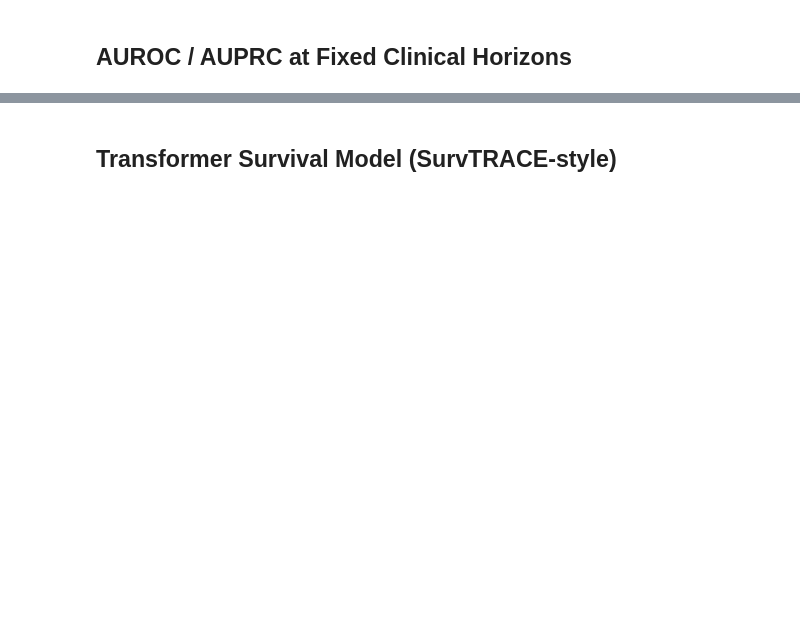
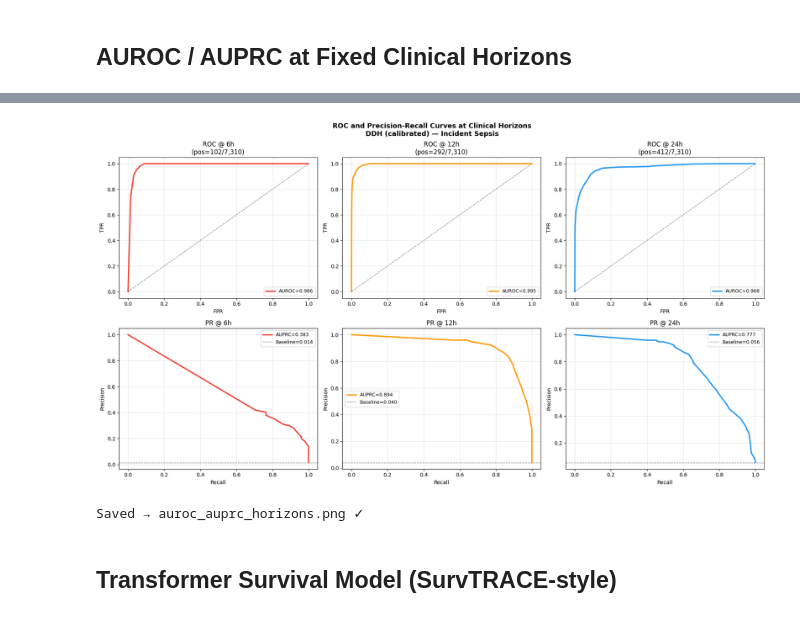
Before and after one commit to hamdikhasawneh/AI-sepsis, a Jupyter notebook: notebooks/03b_survival_modeling12.ipynb, the cells around one changed output, grey strips where cells are left out. Saved outputs shown, nothing was run; the diff lists cells and outputs as text; code cells hidden in the pictures; blank space fills up the shorter version.

```diff
--- a/notebooks/03b_survival_modeling12.ipynb
+++ b/notebooks/03b_survival_modeling12.ipynb
@@ -3642,33 +3894,27 @@ def horizon_metrics(surv, durations, events, cuts, horizons):
 # %%
-# ── Compute horizon metrics for all models ────────────────────
-# DeepSurv survival needs interpolating onto time_cuts grid first
-
+# ── Interpolate DeepSurv survival onto time_cuts grid ─────────
 def deepsurv_to_bins(surv_df, cuts):
-    """
-    Interpolate DeepSurv continuous survival function
-    onto the discrete time_cuts grid used by DDH.
-    surv_df : pycox survival dataframe (times x stays)
-    Returns : (n_stays, num_bins) numpy array
-    """
     times  = surv_df.index.values.astype(float)
-    survs  = surv_df.values.T   # (n_stays, n_times)
+    survs  = surv_df.values.T
     result = np.zeros((survs.shape[0], len(cuts)), dtype=np.float32)
     for i in range(survs.shape[0]):
-        result[i] = np.interp(
-            cuts, times, survs[i], left=1.0, right=0.0
-        )
+        result[i] = np.interp(cuts, times, survs[i],
+                               left=1.0, right=0.0)
     return result
 
-# Interpolate DeepSurv onto bins
 surv_ds_i_bins = deepsurv_to_bins(surv_inc, time_cuts)
 surv_ds_a_bins = deepsurv_to_bins(surv_all, time_cuts)
 
-# All model configurations
+# ── Compute for all models ────────────────────────────────────
 configs = [
-    ("DeepSurv",         "Incident",   surv_ds_i_bins, y_te_i[0], y_te_i[1]),
-    ("DeepSurv",         "All Sepsis", surv_ds_a_bins, y_te_a[0], y_te_a[1]),
-    ("DDH (calibrated)", "Incident",   surv_inc_ddh_cal, dur_i, evt_i),
-    ("DDH (calibrated)", "All Sepsis", surv_a_cal,       dur_a, evt_a),
+    ("DeepSurv",         "Incident",
+     surv_ds_i_bins, y_te_s[0],     y_te_s[1]),
+    ("DeepSurv",         "All Sepsis",
+     surv_ds_a_bins, y_te_all_s[0], y_te_all_s[1]),
+    ("DDH (calibrated)", "Incident",
+     surv_inc_ddh_cal, dur_inc,      event_inc),
+    ("DDH (calibrated)", "All Sepsis",
+     surv_a_cal,       dur_all,      event_all),
 ]
 
 horizon_results = {}
@@ -3682,23 +3928,20 @@ for model_name, dataset_name, surv, durs, evts in configs:
 print(f"\n{'='*80}")
 print(f"AUROC / AUPRC AT FIXED HORIZONS")
 print(f"{'='*80}")
-
 header = f"{'Model':<25} {'Dataset':<12}"
 for H in HORIZONS:
     header += f"  {'AUROC@'+str(H)+'h':>10} {'AUPRC@'+str(H)+'h':>10}"
 print(header)
 print("-" * 80)
-
 for model_name, dataset_name, *_ in configs:
     key = f"{model_name}|{dataset_name}"
     row = f"{model_name:<25} {dataset_name:<12}"
     for H in HORIZONS:
-        r = horizon_results[key][H]
+        r     = horizon_results[key][H]
         auroc = f"{r['auroc']:.4f}" if not np.isnan(r['auroc']) else "  n/a"
         auprc = f"{r['auprc']:.4f}" if not np.isnan(r['auprc']) else "  n/a"
-        row += f"  {auroc:>10} {auprc:>10}"
+        row  += f"  {auroc:>10} {auprc:>10}"
     print(row)
-
 print(f"{'='*80}")
 
 joblib.dump(horizon_results, str(OUTPUT_DIR / 'horizon_results.pkl'))
@@ -3717,11 +4089,11 @@ fig.suptitle(
 colors = {6: '#F44336', 12: '#FF9800', 24: '#2196F3'}
 
 for col_idx, H in enumerate(HORIZONS):
-    bin_H  = int(np.clip(
+    bin_H   = int(np.clip(
         np.searchsorted(time_cuts, H, side='right'),
         0, NUM_BINS - 1
     ))
-    y_true  = ((evt_i == 1) & (dur_i <= H)).astype(int)
+    y_true  = ((event_inc == 1) & (dur_inc <= H)).astype(int)
     y_score = (1 - surv_inc_ddh_cal[:, bin_H]).clip(0, 1)
 
     if y_true.sum() < 5:
@@ -3741,33 +4113,36 @@ for col_idx, H in enumerate(HORIZONS):
     axes[0, col_idx].plot([0,1],[0,1],'k--',lw=1,alpha=0.5)
     axes[0, col_idx].set_xlabel('FPR')
     axes[0, col_idx].set_ylabel('TPR')
     axes[0, col_idx].set_title(
         f'ROC @ {H}h\n(pos={y_true.sum():,}/{len(y_true):,})'
     )
     axes[0, col_idx].legend(fontsize=9)
     axes[0, col_idx].grid(alpha=0.3)
 
     # PR
     prec, rec, _ = precision_recall_curve(y_true, y_score)
     auprc        = average_precision_score(y_true, y_score)
     baseline     = y_true.mean()
     axes[1, col_idx].plot(rec, prec, color=colors[H],
                           lw=2.5, label=f'AUPRC={auprc:.3f}')
     axes[1, col_idx].axhline(
         baseline, color='gray', lw=1, ls='--',
         label=f'Baseline={baseline:.3f}'
     )
     axes[1, col_idx].set_xlabel('Recall')
     axes[1, col_idx].set_ylabel('Precision')
     axes[1, col_idx].set_title(f'PR @ {H}h')
     axes[1, col_idx].legend(fontsize=9)
     axes[1, col_idx].grid(alpha=0.3)
 
 plt.tight_layout()
 plt.savefig(str(OUTPUT_DIR / 'auroc_auprc_horizons.png'),
             dpi=150, bbox_inches='tight')
 plt.show()
 print("Saved → auroc_auprc_horizons.png ✓")
+# %% [output]
+[figure, added]
+Saved → auroc_auprc_horizons.png ✓
 # %% [markdown]
 ## Transformer Survival Model (SurvTRACE-style)
 # %%
```
Also changed, not shown: parts of 43 cells of this notebook.
